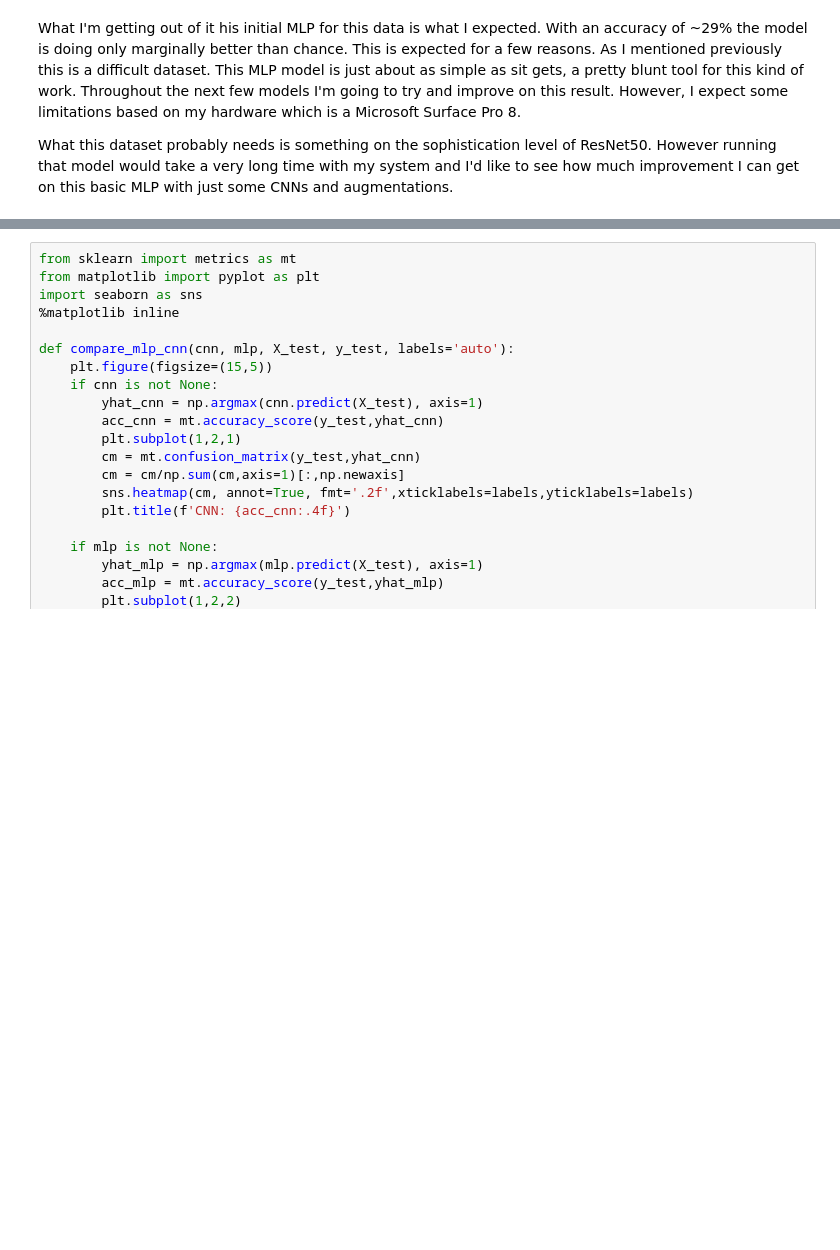
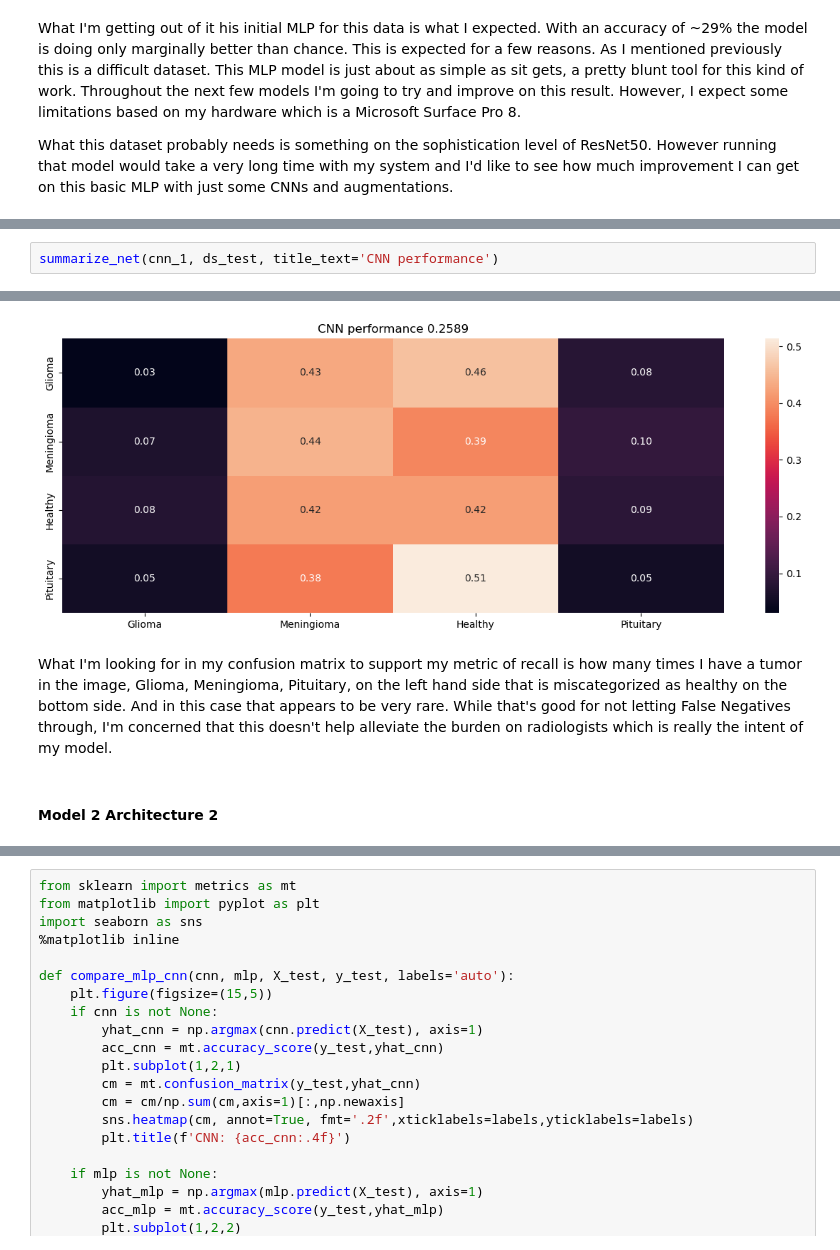
Before and after one commit to cphchip/cs7324_code, a Jupyter notebook: Lab 6/Henderson_48996654_Lab_6.ipynb, the cells around one changed output, grey strips where cells are left out. Cells and saved outputs as stored; diff of their text form; blank space fills up the shorter version.

```diff
--- a/Lab 6/Henderson_48996654_Lab_6.ipynb
+++ b/Lab 6/Henderson_48996654_Lab_6.ipynb
@@ -374,0 +399,3 @@ plt.show()
+# %%
+summarize_net(cnn_1, ds_test, title_text='CNN performance')
+# %% [output]
@@ -374,0 +403,5 @@ plt.show()
+[figure, added]
+# %% [markdown]
+What I'm looking for in my confusion matrix to support my metric of recall is how many times I have a tumor in the image, Glioma, Meningioma, Pituitary, on the left hand side that is miscategorized as healthy on the bottom side. And in this case that appears to be very rare. While that's good for not letting False Negatives through, I'm concerned that this doesn't help alleviate the burden on radiologists which is really the intent of my model.
+# %% [markdown]
+#### Model 2 Architecture 2
```
Also changed, not shown: parts of 18 cells of this notebook.
